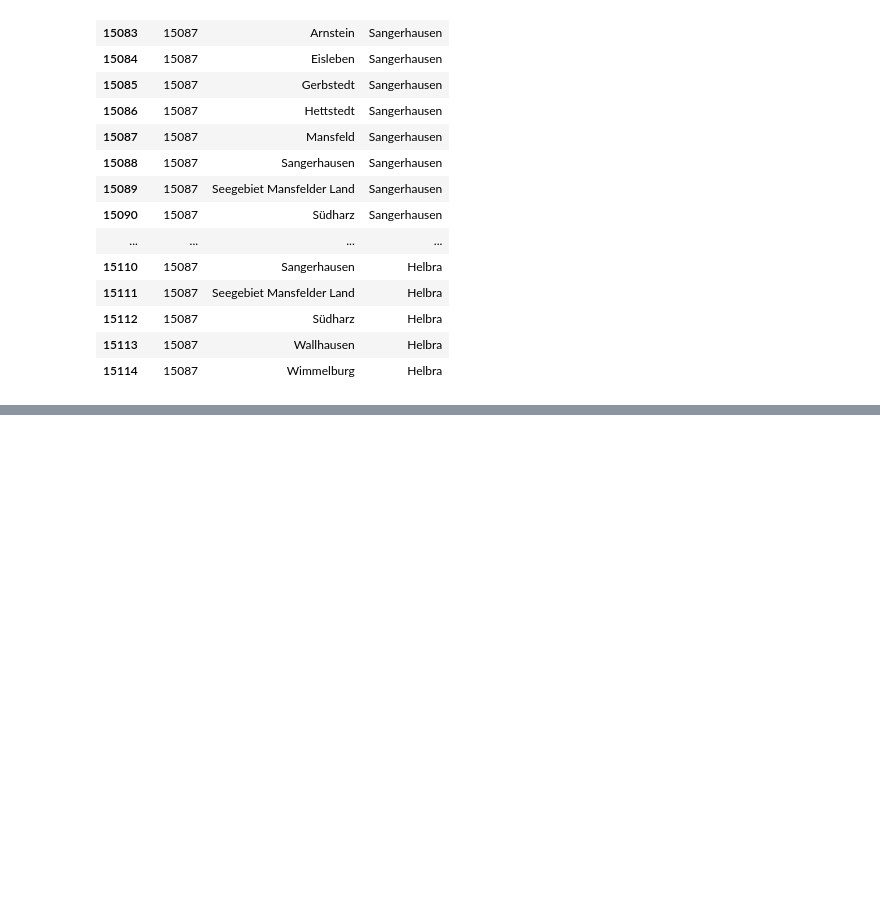
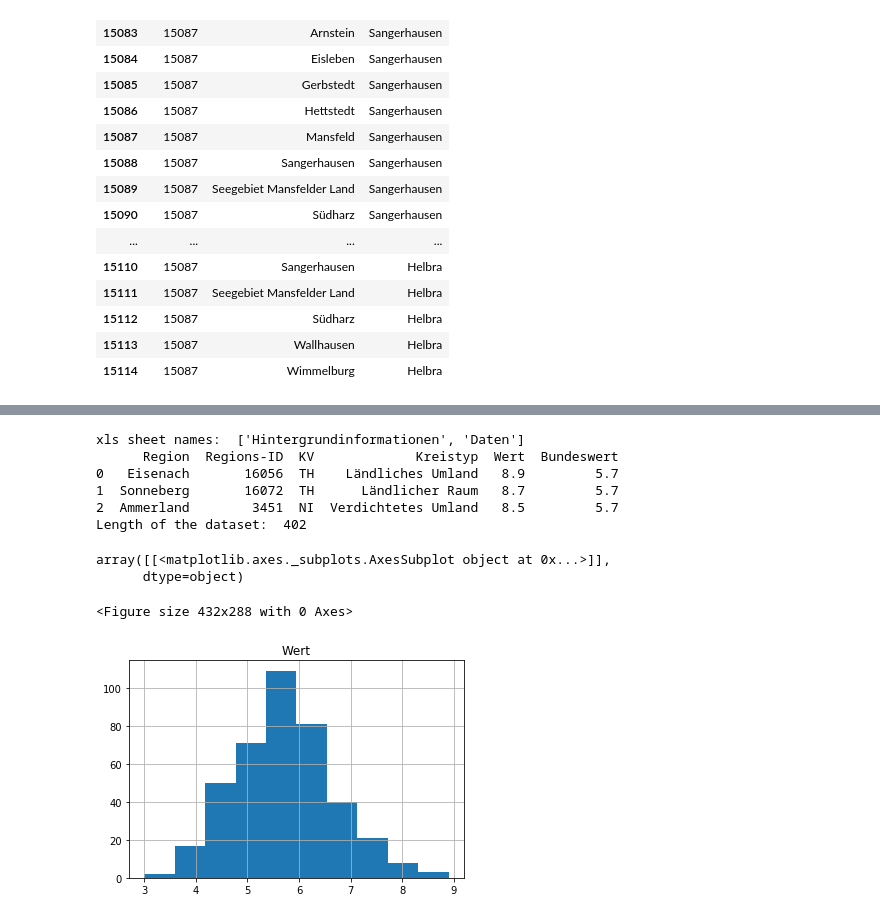
Before and after one commit to EvgenyGorelov/IBM_Coursera_Capstone, a Jupyter notebook: Capstone.data_exp.pandas.1.0.ipynb, the cells around one changed output, grey strips where cells are left out. Drawn from its saved outputs; the diff is of its cells as text; code cells hidden in the pictures; blank space fills up the shorter version.

Commit message:
Asthma bronchiale added

```diff
--- a/Capstone.data_exp.pandas.1.0.ipynb
+++ b/Capstone.data_exp.pandas.1.0.ipynb
@@ -608,0 +612,22 @@ dfCT.loc[dfCT['countyid']==15087]
+# %%
+#!mkdir Capstone.rawData/Asthma_2016
+#urllib.request.urlretrieve("https://www.versorgungsatlas.de/fileadmin/excel/data_id_92_kreis11_1_j_1451606400.xlsx", "Capstone.rawData/Heart_2017/data_id_97_kreis11_2_j_1483228800.xlsx")
+
+xlsx_file = pd.ExcelFile("Capstone.rawData/Asthma_2016/data_id_92_kreis11_1_j_1451606400.xlsx")
+print("xls sheet names: ",xlsx_file.sheet_names)
+dfAsthma = xlsx_file.parse('Daten', header=3, decimal=",")
+print(dfAsthma.head(3))
+print("Length of the dataset: ",len(dfAsthma))
+plt.figure()
+dfAsthma.hist(column='Wert')
+# %% [output]
+xls sheet names:  ['Hintergrundinformationen', 'Daten']
+      Region  Regions-ID  KV             Kreistyp  Wert  Bundeswert
+0   Eisenach       16056  TH    Ländliches Umland   8.9         5.7
+1  Sonneberg       16072  TH      Ländlicher Raum   8.7         5.7
+2  Ammerland        3451  NI  Verdichtetes Umland   8.5         5.7
+Length of the dataset:  402
+array([[<matplotlib.axes._subplots.AxesSubplot object at 0x...>]],
+      dtype=object)
+<Figure size 432x288 with 0 Axes>
+[figure, added]
```
Also changed, not shown: parts of 4 cells of this notebook, 3 other files.
